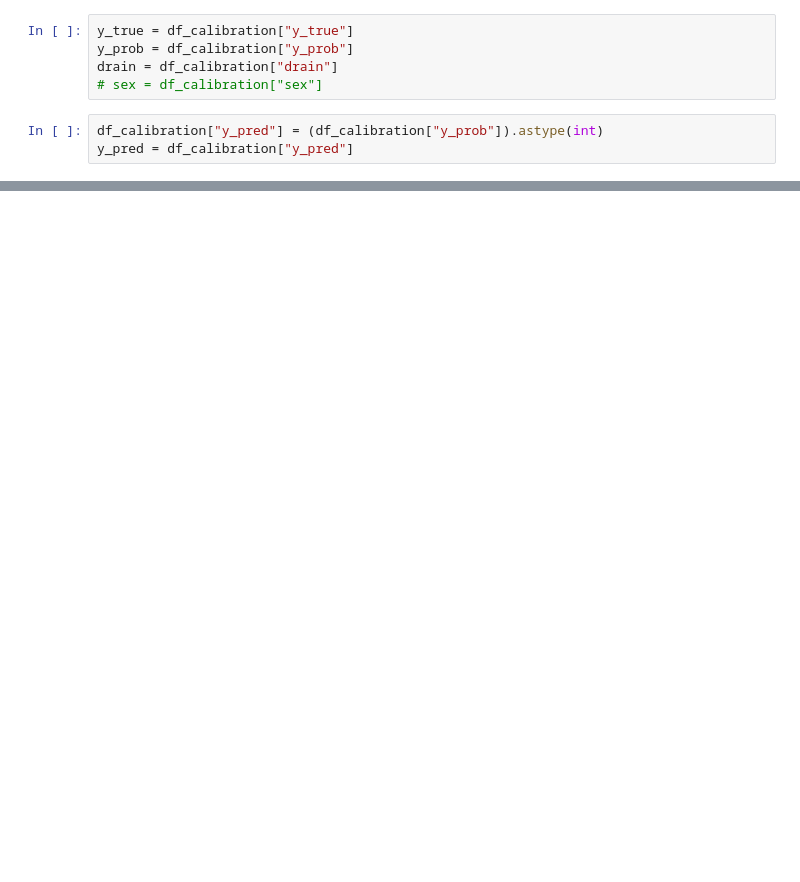
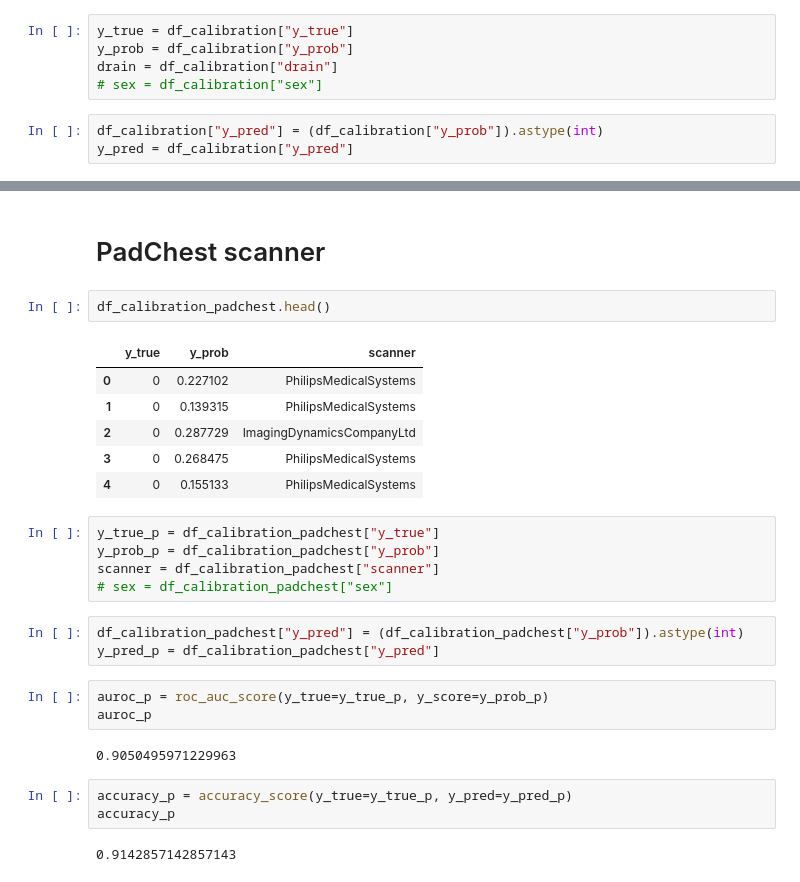
Before and after one commit to nikodice4/MedCLIP_shortcuts, a Jupyter notebook: notebooks/metric_notebook.ipynb, the cells around one changed output, grey strips where cells are left out. Saved outputs shown, nothing was run; the diff lists cells and outputs as text; blank space fills up the shorter version.

```diff
--- a/notebooks/metric_notebook.ipynb
+++ b/notebooks/metric_notebook.ipynb
@@ -32,0 +36,29 @@ accuracy
+# %% [markdown]
+# PadChest scanner
+# %%
+df_calibration_padchest.head()
+# %% [output]
+|  | y_true | y_prob | scanner |
+| 0 | 0 | 0.227102 | PhilipsMedicalSystems |
+| 1 | 0 | 0.139315 | PhilipsMedicalSystems |
+| 2 | 0 | 0.287729 | ImagingDynamicsCompanyLtd |
+| 3 | 0 | 0.268475 | PhilipsMedicalSystems |
+| 4 | 0 | 0.155133 | PhilipsMedicalSystems |
+# %%
+y_true_p = df_calibration_padchest["y_true"]
+y_prob_p = df_calibration_padchest["y_prob"]
+scanner = df_calibration_padchest["scanner"]
+# sex = df_calibration_padchest["sex"]
+# %%
+df_calibration_padchest["y_pred"] = (df_calibration_padchest["y_prob"]).astype(int)
+y_pred_p = df_calibration_padchest["y_pred"]
+# %%
+auroc_p = roc_auc_score(y_true=y_true_p, y_score=y_prob_p)
+auroc_p
+# %% [output]
+0.9050495971229963
+# %%
+accuracy_p = accuracy_score(y_true=y_true_p, y_pred=y_pred_p)
+accuracy_p
+# %% [output]
+0.9142857142857143
```
Also changed, not shown: parts of 5 cells of this notebook, 2 other files.
